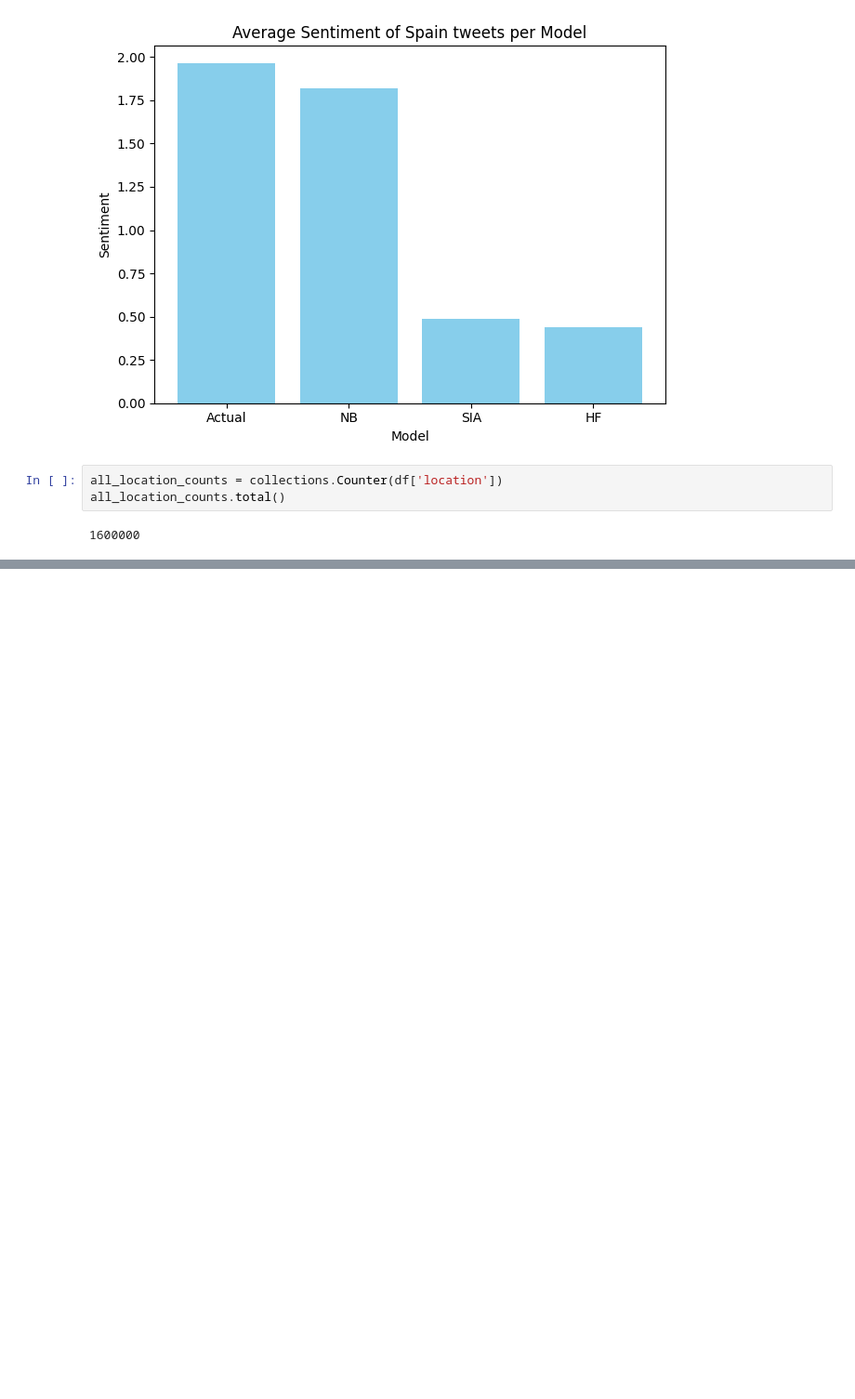
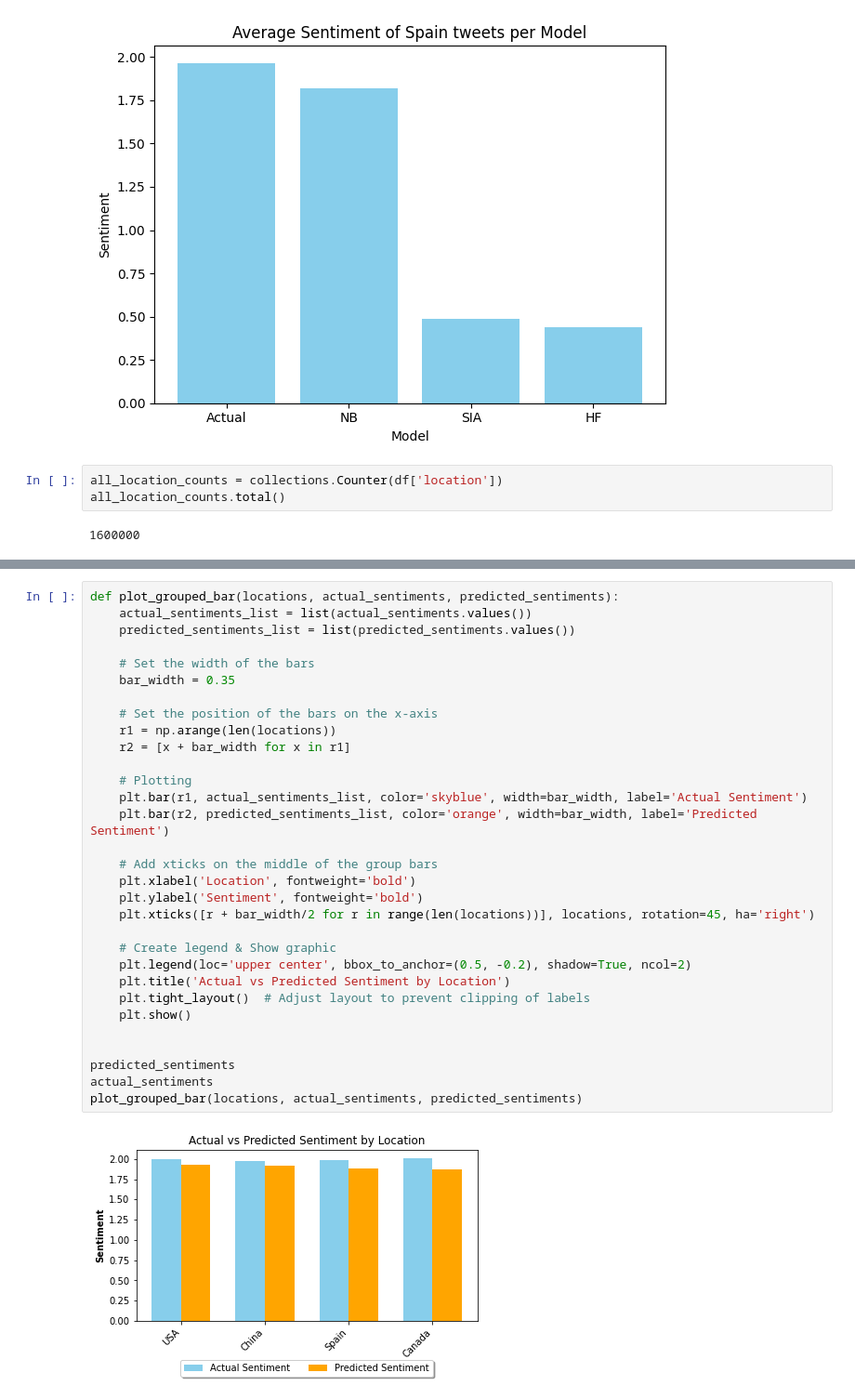
Before and after one commit to juhlisang/NLP_Project2, a Jupyter notebook: initial-code.ipynb, the cells around one changed output, grey strips where cells are left out. Shown at 93% size. Saved outputs shown, nothing was run; the diff lists cells and outputs as text; blank space fills up the shorter version.

Commit message:
grouped bar graph

```diff
--- a/initial-code.ipynb
+++ b/initial-code.ipynb
@@ -382,0 +398,33 @@ all_location_counts.total()
+# %%
+def plot_grouped_bar(locations, actual_sentiments, predicted_sentiments):
+    actual_sentiments_list = list(actual_sentiments.values())
+    predicted_sentiments_list = list(predicted_sentiments.values())
+
+    # Set the width of the bars
+    bar_width = 0.35
+
+    # Set the position of the bars on the x-axis
+    r1 = np.arange(len(locations))
+    r2 = [x + bar_width for x in r1]
+
+    # Plotting
+    plt.bar(r1, actual_sentiments_list, color='skyblue', width=bar_width, label='Actual Sentiment')
+    plt.bar(r2, predicted_sentiments_list, color='orange', width=bar_width, label='Predicted Sentiment')
+
+    # Add xticks on the middle of the group bars
+    plt.xlabel('Location', fontweight='bold')
+    plt.ylabel('Sentiment', fontweight='bold')
+    plt.xticks([r + bar_width/2 for r in range(len(locations))], locations, rotation=45, ha='right')
+
+    # Create legend & Show graphic
+    plt.legend(loc='upper center', bbox_to_anchor=(0.5, -0.2), shadow=True, ncol=2)
+    plt.title('Actual vs Predicted Sentiment by Location')
+    plt.tight_layout()  # Adjust layout to prevent clipping of labels
+    plt.show()
+
+
+predicted_sentiments
+actual_sentiments
+plot_grouped_bar(locations, actual_sentiments, predicted_sentiments)
+# %% [output]
+[figure, added]
```
Also changed, not shown: parts of 12 cells of this notebook.
